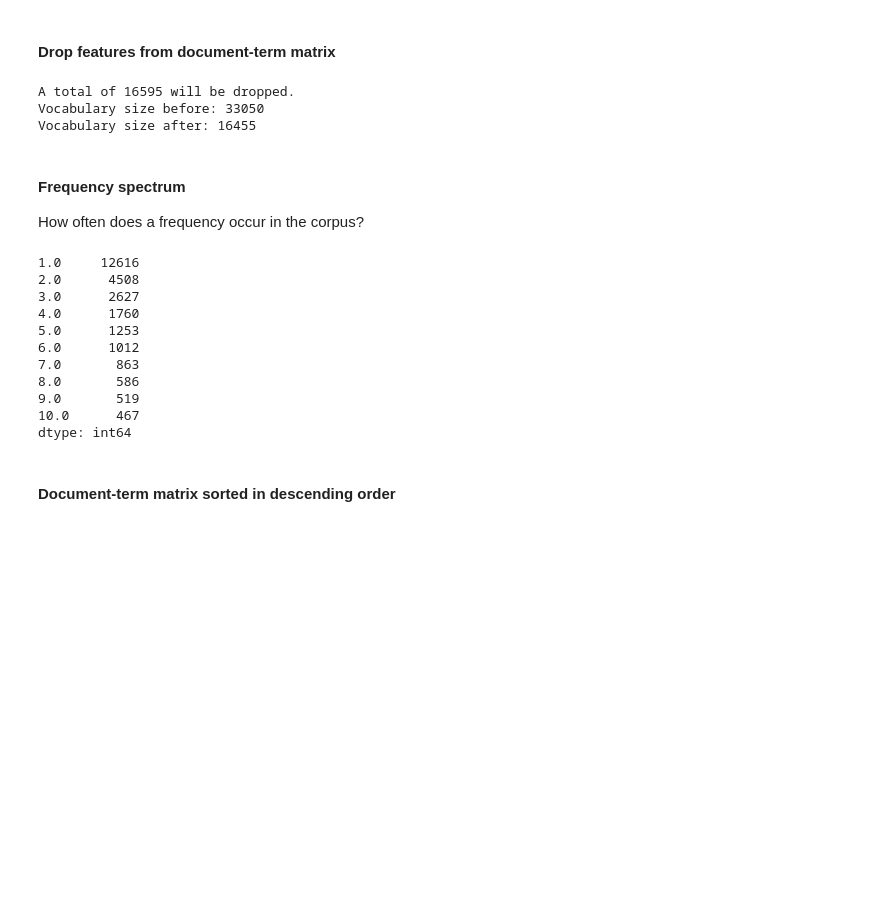
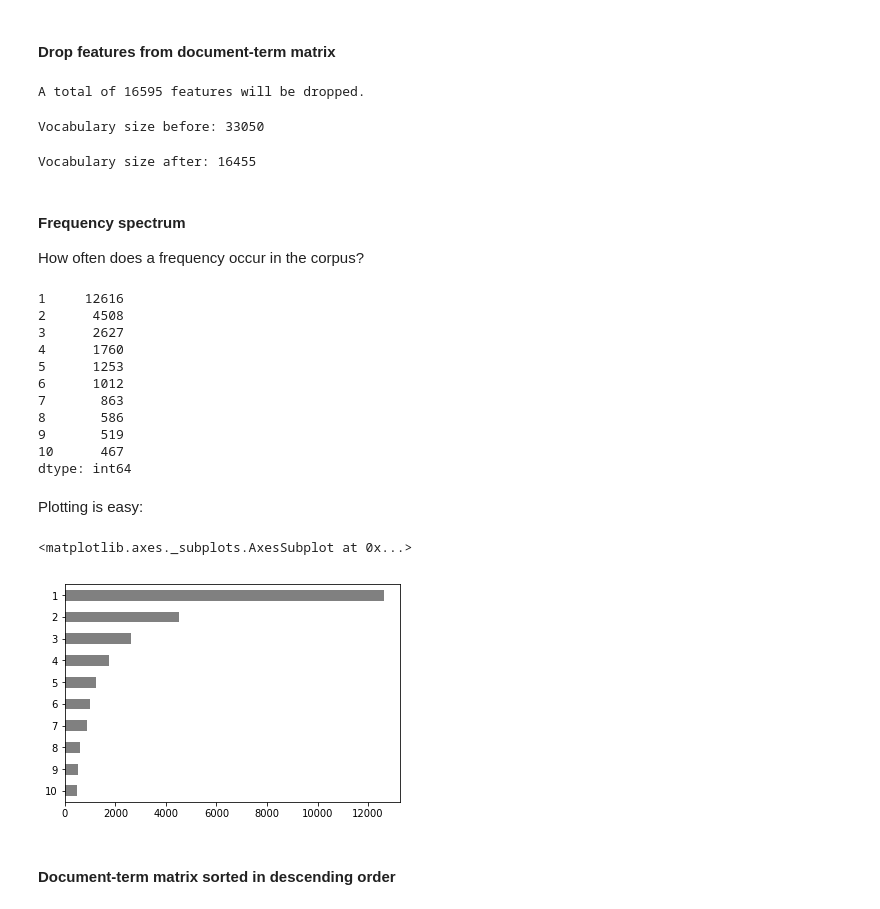
Before and after one commit to cophi-wue/cophi-toolbox, a Jupyter notebook: src/API.ipynb, the cells around one changed output. Saved outputs shown, nothing was run; the diff lists cells and outputs as text; code cells hidden in the pictures; blank space fills up the shorter version.

```diff
--- a/src/API.ipynb
+++ b/src/API.ipynb
@@ -141,37 +179,47 @@ corpus.hapax()[:10]
  'a-comin']
 # %% [markdown]
 #### Drop features from document-term matrix
+# %%
+features = corpus.mfw(n=100) + corpus.hapax
+print(f"A total of {len(features)} features will be dropped.")
+# %% [output]
+A total of 16595 features will be dropped.
+# %%
+print(f"Vocabulary size before: {corpus.size['types']}")
+# %% [output]
+Vocabulary size before: 33050
 # %%
-features = corpus.mfw() + corpus.hapax()
-print(f"A total of {len(features)} will be dropped.")
-dtm = corpus.dtm
-
-print(f"Vocabulary size before: {corpus.size['types']}")
 dtm = corpus.drop(dtm=corpus.dtm,
                   features=features)
 print(f"Vocabulary size after: {dtm.shape[1]}")
 # %% [output]
-A total of 16595 will be dropped.
-Vocabulary size before: 33050
 Vocabulary size after: 16455
 # %% [markdown]
 #### Frequency spectrum
 
 How often does a frequency occur in the corpus?
 # %%
-corpus.freq_spectrum[:10]
+freq_spectrum = corpus.freq_spectrum[:10]
+freq_spectrum
 # %% [output]
-1.0     12616
-2.0      4508
-3.0      2627
-4.0      1760
-5.0      1253
-6.0      1012
-7.0       863
-8.0       586
-9.0       519
-10.0      467
+1     12616
+2      4508
+3      2627
+4      1760
+5      1253
+6      1012
+7       863
+8       586
+9       519
+10      467
 dtype: int64
+# %% [markdown]
+Plotting is easy:
+# %%
+freq_spectrum.sort_values().plot.barh(color="grey")
+# %% [output]
+<matplotlib.axes._subplots.AxesSubplot at 0x...>
+[figure, added]
 # %% [markdown]
 #### Document-term matrix sorted in descending order
 # %%
```
Also changed, not shown: parts of 76 cells of this notebook.
